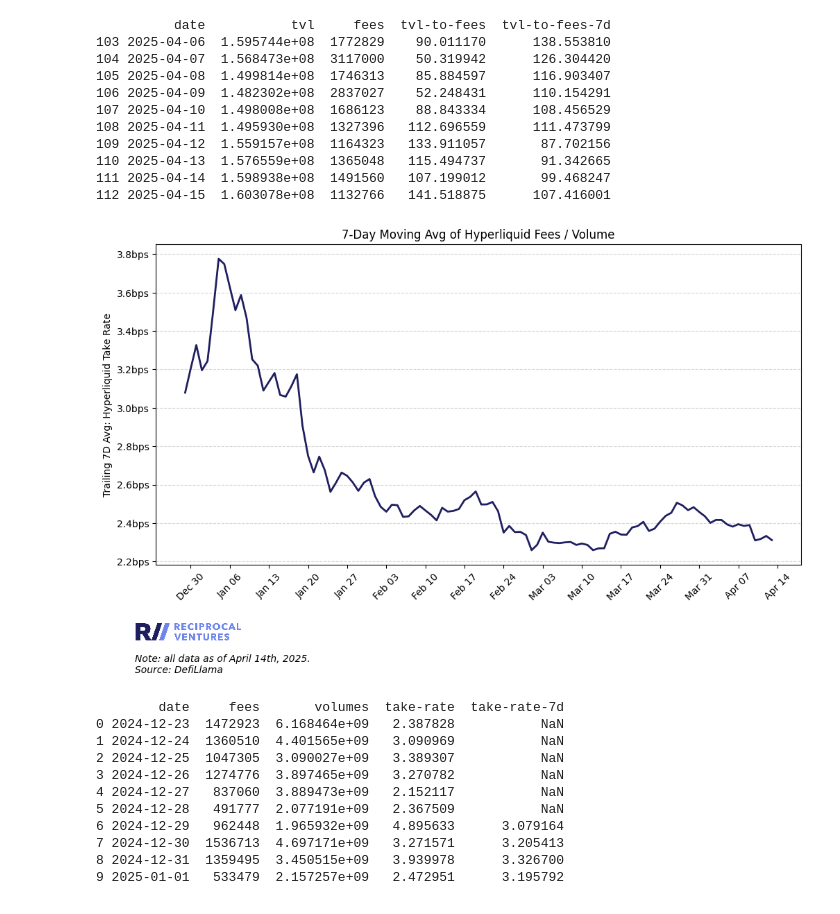
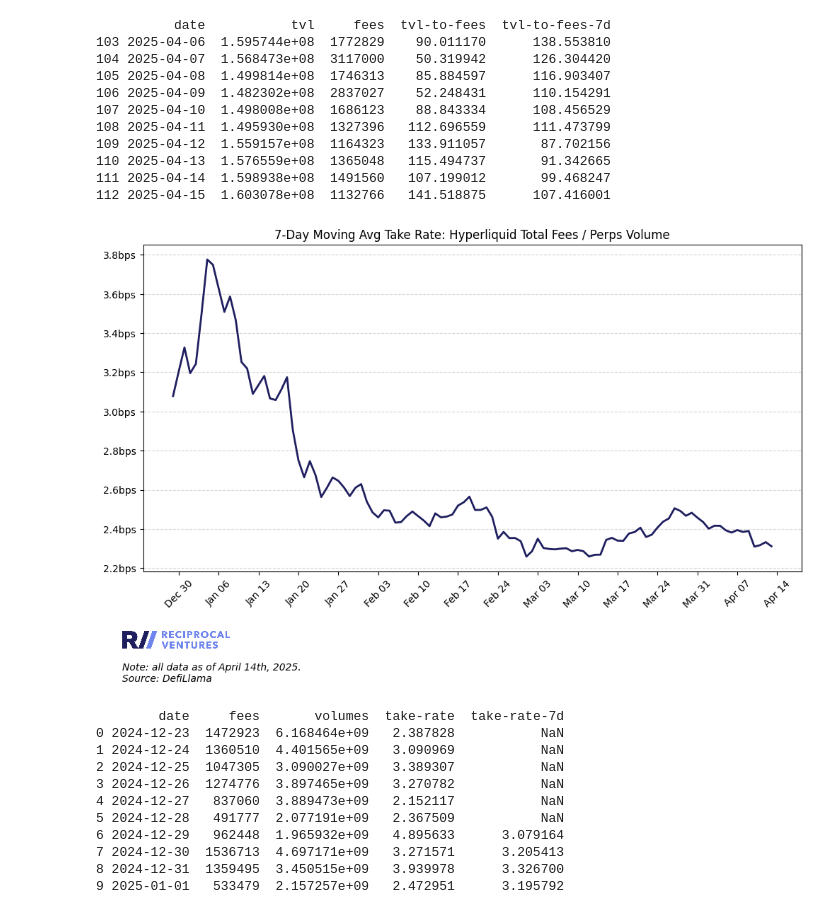
Before and after one commit to jimboevans/hyperliquid-data-cuts, a Jupyter notebook: analysis.ipynb, the cells around one changed output. Cells and saved outputs as stored; diff of their text form; code cells hidden in the pictures.

Commit message:
fix chart title

```diff
--- a/analysis.ipynb
+++ b/analysis.ipynb
@@ -108,36 +108,35 @@ df = pd.merge(volume_df, fee_df, on="date", how="inner")
 df["take-rate"] = df["fees"] / df["volumes"] * 10000  # Convert to BPS
 
 # Calculate trailing 7-day average
 df["take-rate-7d"] = df["take-rate"].rolling(window=7).mean()
 
 # Plot
 fig, ax = plt.subplots(figsize=(12, 6))
 ax.plot(df["date"], df["take-rate-7d"], color="#1f1f60", linewidth=2, label="7D Avg")
 
 # X-axis formatting: show ticks weekly, on Mondays
 ax.xaxis.set_major_locator(mdates.WeekdayLocator(byweekday=MO, interval=1))
 ax.xaxis.set_major_formatter(mdates.DateFormatter('%b %d'))
 plt.xticks(rotation=45)
 
 # Y-axis formatting
-ax.set_ylabel("Trailing 7D Avg: Hyperliquid Take Rate")
-ax.set_title("7-Day Moving Avg of Hyperliquid Fees / Volume")
+ax.set_title("7-Day Moving Avg Take Rate: Hyperliquid Total Fees / Perps Volume")
 ax.yaxis.set_major_formatter(mtick.FuncFormatter(lambda x, _: f'{x:.1f}bps'))
 
 plt.grid(axis='y', linestyle='--', alpha=0.5)
 add_logo(ax, position=(0.05, -0.21))
 plt.figtext(0.1, -0.15, f"Note: all data as of {date}.\nSource: DefiLlama", ha='left', fontsize=10, style='italic')
 
 # Save plot
 if not os.path.exists("plots"):
     os.makedirs("plots")
 plt.savefig("plots/take-rate_7d_avg.png", dpi=300, bbox_inches='tight')
 plt.show()
 
 # Print sample of the dataset with 7D average
 print(df[["date", "fees", "volumes", "take-rate", "take-rate-7d"]].head(10))
 # %% [output]
-[figure, old version]
+[figure, new version]
         date     fees       volumes  take-rate  take-rate-7d
 0 2024-12-23  1472923  6.168464e+09   2.387828           NaN
 1 2024-12-24  1360510  4.401565e+09   3.090969           NaN
```
Also changed, not shown: 1 other file.
